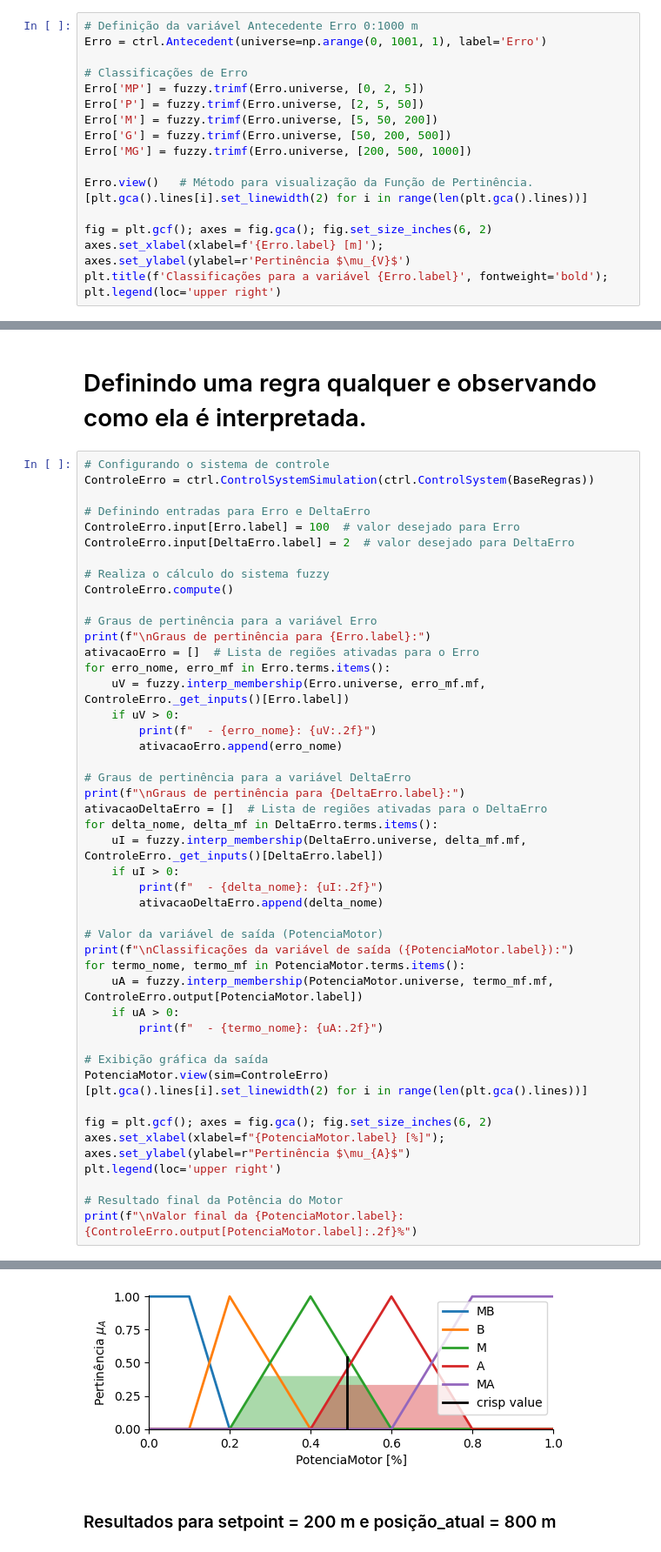
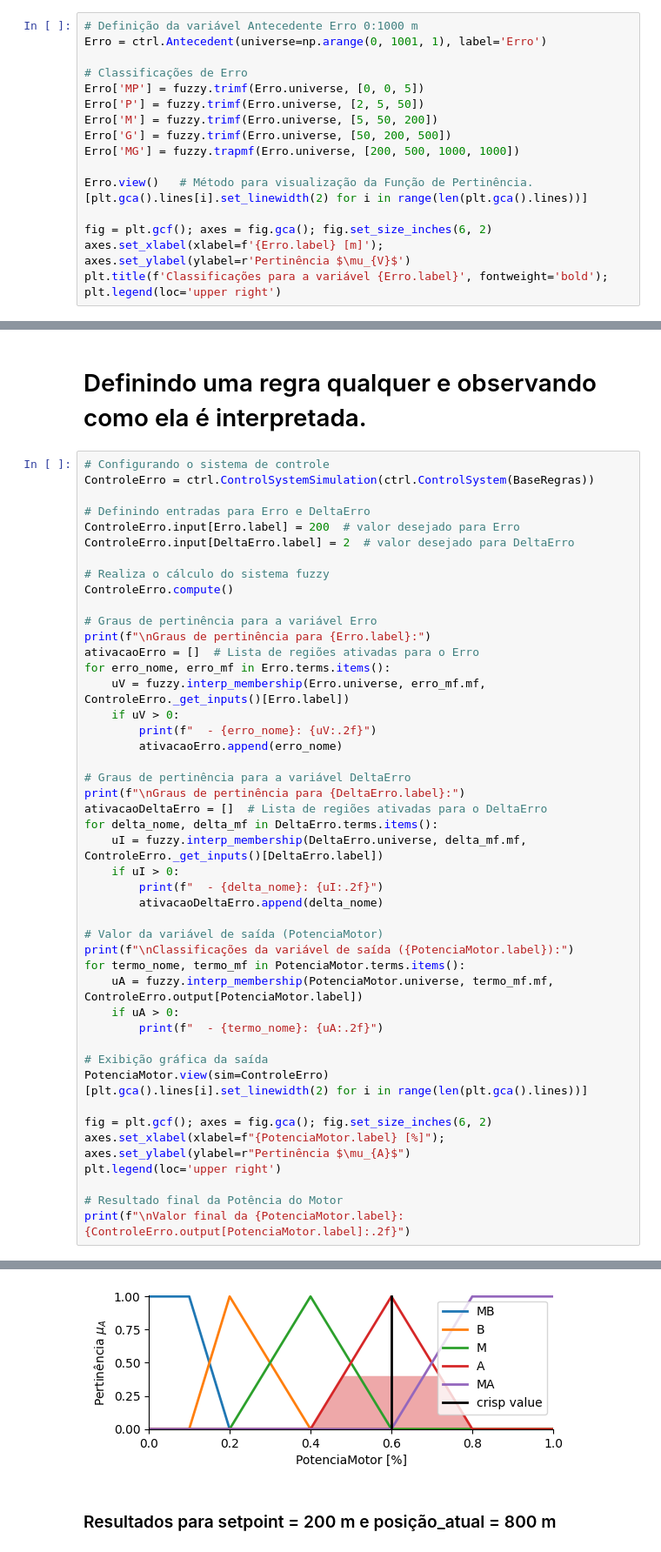
Before and after one commit to leoclamp/Controle_Fuzzy_PD, a Jupyter notebook: fuzzy_PD.ipynb, the cells around one changed output, grey strips where cells are left out. Shown at 87% size. Drawn from its saved outputs; the diff is of its cells as text.

Commit message:
:construction: Arrumando o Erro

```diff
--- a/fuzzy_PD.ipynb
+++ b/fuzzy_PD.ipynb
@@ -30,11 +32,11 @@ Muito Grande (MG): O erro é muito grande, muito longe do setPoint.
 Erro = ctrl.Antecedent(universe=np.arange(0, 1001, 1), label='Erro')
 
 # Classificações de Erro
-Erro['MP'] = fuzzy.trimf(Erro.universe, [0, 2, 5])
+Erro['MP'] = fuzzy.trimf(Erro.universe, [0, 0, 5])
 Erro['P'] = fuzzy.trimf(Erro.universe, [2, 5, 50])
 Erro['M'] = fuzzy.trimf(Erro.universe, [5, 50, 200])
 Erro['G'] = fuzzy.trimf(Erro.universe, [50, 200, 500])
-Erro['MG'] = fuzzy.trimf(Erro.universe, [200, 500, 1000])
+Erro['MG'] = fuzzy.trapmf(Erro.universe, [200, 500, 1000, 1000])
 
 Erro.view()   # Método para visualização da Função de Pertinência.
 [plt.gca().lines[i].set_linewidth(2) for i in range(len(plt.gca().lines))]
@@ -191,7 +193,7 @@ print(tabulate(pivotTable, headers='keys', tablefmt='fancy_grid', stralign='cent
 ControleErro = ctrl.ControlSystemSimulation(ctrl.ControlSystem(BaseRegras))
 
 # Definindo entradas para Erro e DeltaErro
-ControleErro.input[Erro.label] = 100  # valor desejado para Erro
+ControleErro.input[Erro.label] = 200  # valor desejado para Erro
 ControleErro.input[DeltaErro.label] = 2  # valor desejado para DeltaErro
 
 # Realiza o cálculo do sistema fuzzy
@@ -231,6 +233,6 @@ axes.set_xlabel(xlabel=f"{PotenciaMotor.label} [%]"); axes.set_ylabel(ylabel=r"P
 plt.legend(loc='upper right')
 
 # Resultado final da Potência do Motor
-print(f"\nValor final da {PotenciaMotor.label}: {ControleErro.output[PotenciaMotor.label]:.2f}%")
+print(f"\nValor final da {PotenciaMotor.label}: {ControleErro.output[PotenciaMotor.label]:.2f}")
 # %% [output]
 Graus de pertinência para Erro:
@@ -248,4 +249,4 @@ Valor final da PotenciaMotor: 0.49%
-[figure, old version]
+[figure, new version]
 # %% [markdown]
 ### Resultados para setpoint = 200 m e posição_atual = 800 m
 # %%
```
Also changed, not shown: parts of 4 cells of this notebook.
